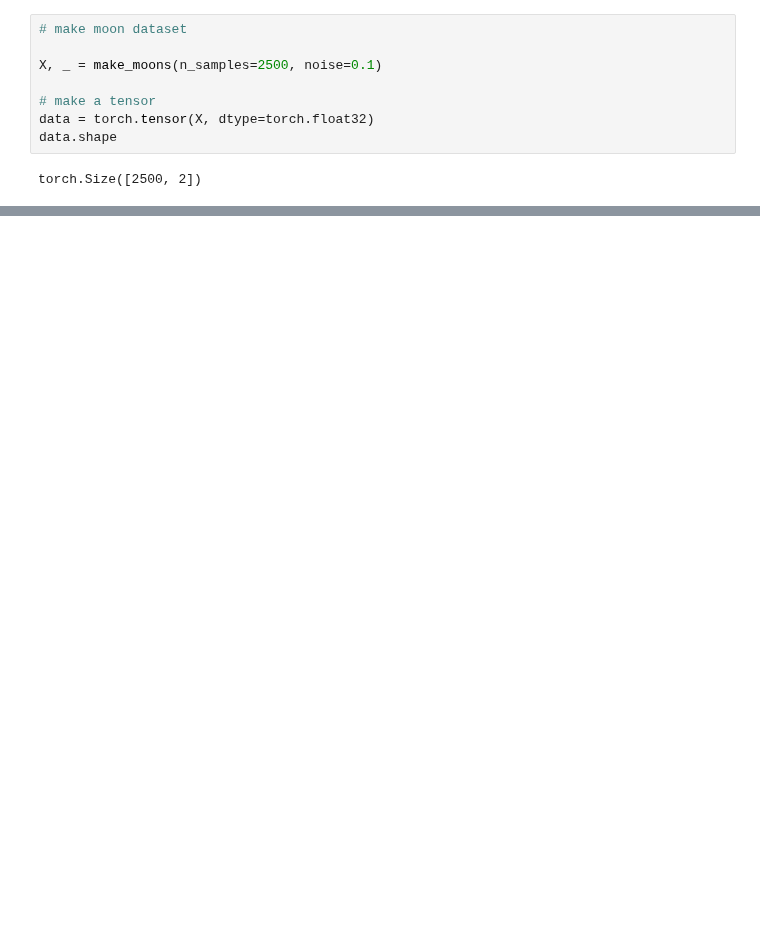
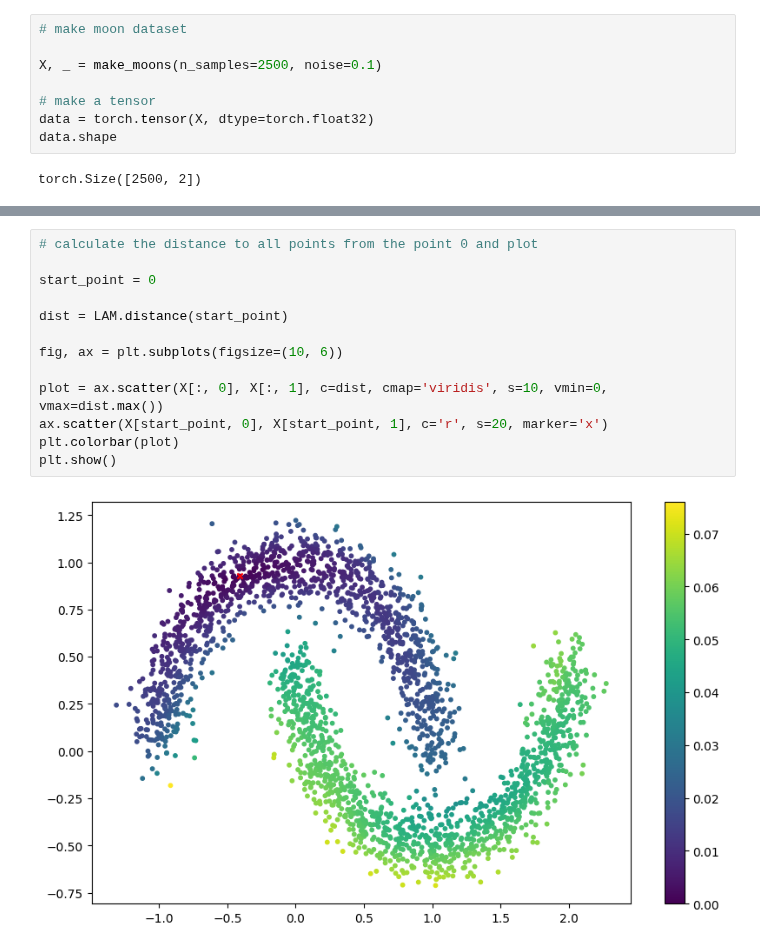
Before and after one commit to CKleiber/LAMINAR, a Jupyter notebook: notebooks/demo.ipynb, the cells around one changed output, grey strips where cells are left out. Saved outputs shown, nothing was run; the diff lists cells and outputs as text; blank space fills up the shorter version.

```diff
--- a/notebooks/demo.ipynb
+++ b/notebooks/demo.ipynb
@@ -51,0 +50,15 @@ plt.show()
+# %%
+# calculate the distance to all points from the point 0 and plot
+
+start_point = 0
+
+dist = LAM.distance(start_point)
+
+fig, ax = plt.subplots(figsize=(10, 6))
+
+plot = ax.scatter(X[:, 0], X[:, 1], c=dist, cmap='viridis', s=10, vmin=0, vmax=dist.max())
+ax.scatter(X[start_point, 0], X[start_point, 1], c='r', s=20, marker='x')
+plt.colorbar(plot)
+plt.show()
+# %% [output]
+[figure, added]
```
Also changed, not shown: parts of 9 cells of this notebook, 1 other file.
